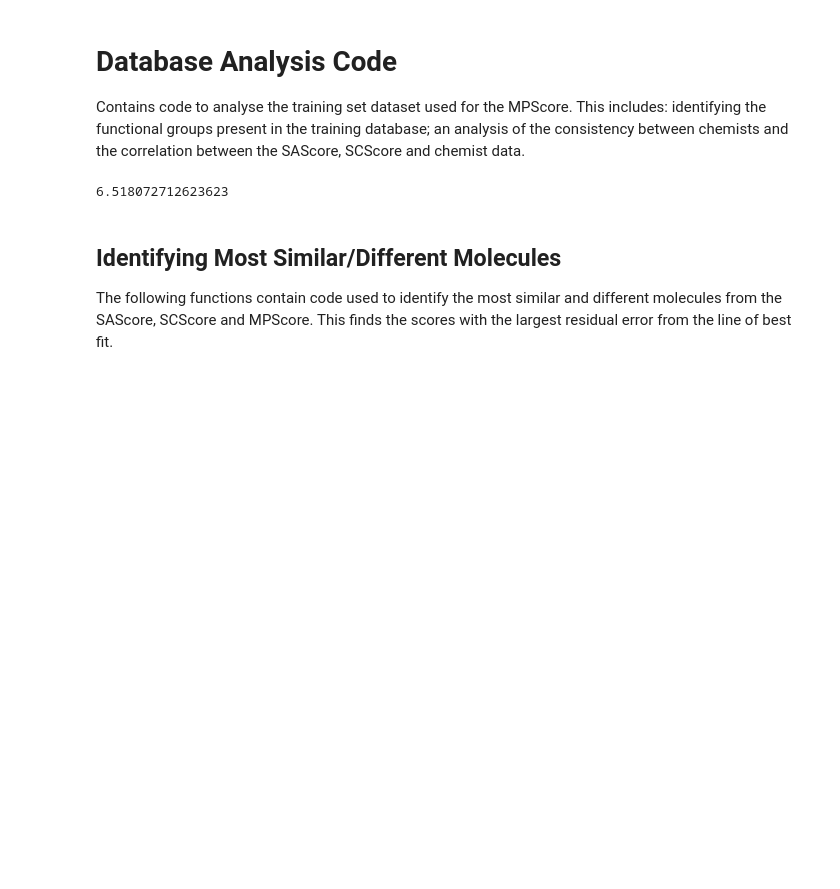
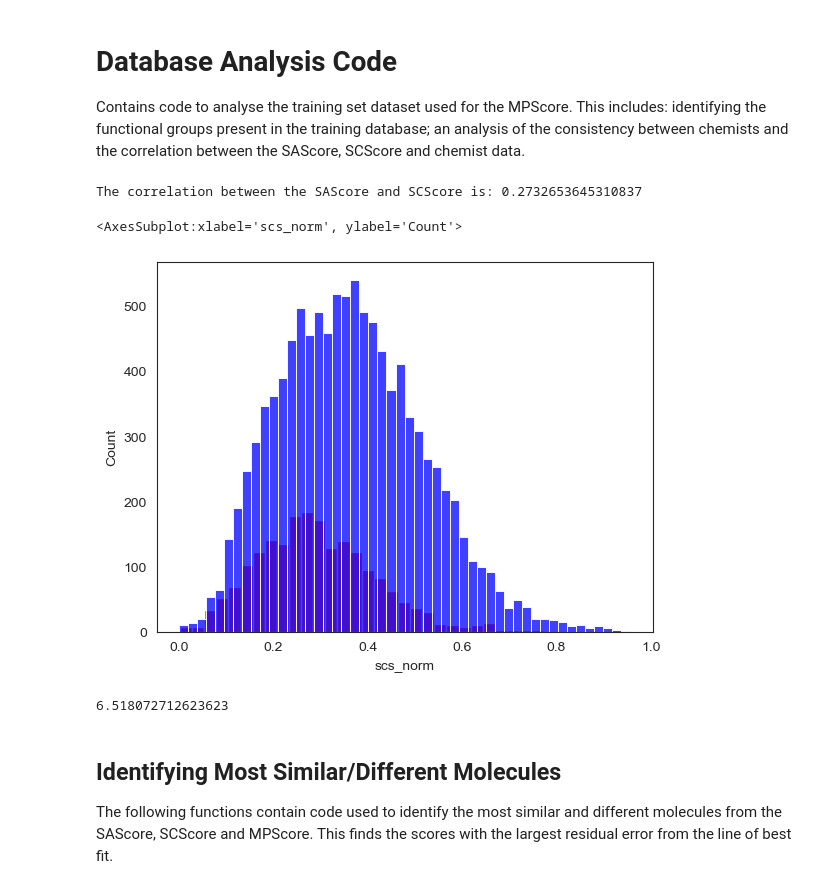
Before and after one commit to stevenkbennett/synthetic_accessibility_project, a Jupyter notebook: notebooks/database_analysis.ipynb, the cells around one changed output. Cells and saved outputs as stored; diff of their text form; code cells hidden in the pictures; blank space fills up the shorter version.

```diff
--- a/notebooks/database_analysis.ipynb
+++ b/notebooks/database_analysis.ipynb
@@ -197,7 +197,20 @@ def plot_figure4(recalculate_scores=False):
     g.ax_joint.legend_.remove()
     g.ax_joint.tick_params('both', labelsize='medium')
     return g
-fig4 = plot_figure4(recalculate_scores=True)
+fig4 = plot_figure4(recalculate_scores=False)
+# %% [output]
+The correlation between the SAScore and SCScore is: 0.2732653645310837
+# %%
+plt.clf()
+fig, ax = plt.subplots()
+sns.histplot(df_training[df_training['chemist_score'] == 1]['scs_norm'], color='r', ax=ax)
+sns.histplot(df_training[df_training['chemist_score'] == 0]['scs_norm'], color='b', ax=ax)
+# %% [output]
+<AxesSubplot:xlabel='scs_norm', ylabel='Count'>
+# %%
+fig
+# %% [output]
+[figure, added]
 # %%
 sascorer('O=Cc1ccc(-c2nc(-c3ccc(C=O)cc3)nc(-c3ccc(C=O)cc3)n2)cc1')
 # %% [output]
```
Also changed, not shown: 1 other file.
